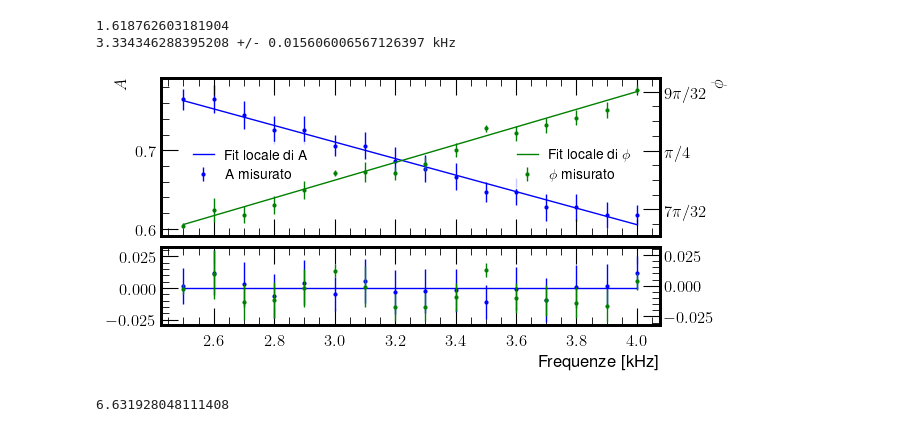
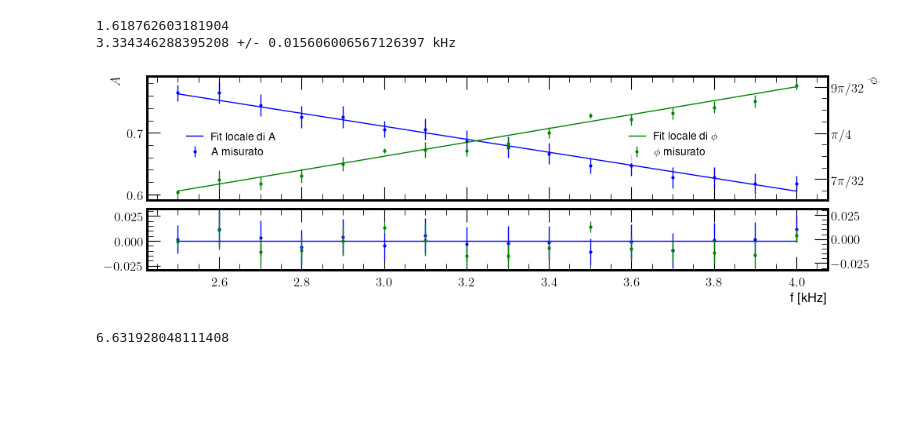
Before and after one commit to Fra005Ve/G09---SF2-, a Jupyter notebook: RC in frequenza/RCfrequenza.ipynb, the cells around one changed output. Cells and saved outputs as stored; diff of their text form; code cells hidden in the pictures; blank space fills up the shorter version.

```diff
--- a/RC in frequenza/RCfrequenza.ipynb
+++ b/RC in frequenza/RCfrequenza.ipynb
@@ -124,7 +124,7 @@ print(ft_phi_lin,"+/-",s_ft_phi_lin, "kHz")
 3.334346288395208 +/- 0.015606006567126397 kHz
 # %%
 # Plot dei dati
-fig, axA = plt.subplots(2,1, figsize=(6.3,3),sharex=True, constrained_layout = True, height_ratios=[2, 1])
+fig, axA = plt.subplots(2,1, figsize=(10,3),sharex=True, constrained_layout = True, height_ratios=[2, 1])
 x_fit = np.linspace(min(floc),max(floc),100)
 h = 0.1
 
@@ -134,7 +134,7 @@ axA[0].errorbar(floc, Tfloc, yerr=sTfloc, label=r"A misurato" ,fmt='bo', ms = 2,
 axA[0].plot(x_fit, retta(x_fit, *valtrlin), label = "Fit locale di A", color = "b")
 
 axA[0].set_ylabel(r"$A$")
-axA[1].set_xlabel(r"Frequenze [kHz]")
+axA[1].set_xlabel(r"f [kHz]")
 
 
 # axA[0].plot(x_fit, np.full(len(x_fit), 2**-0.5), label = r"A $= \frac{\sqrt{2}}{2}$", linestyle = "dotted")
@@ -145,35 +145,35 @@ axF.plot(x_fit, retta(x_fit, *valphilin), label = r"Fit locale di $\phi$", color
 axF.set_yticks((7/32 * np.pi, np.pi/4, 9*np.pi/32))
 labels = axF.set_yticklabels((r'$7 \pi / 32$', r'$\pi / 4$', r'$9 \pi / 32$'))
 
 axF.errorbar(floc, philoc,  yerr= sphiloc, label = r"$\phi$ misurato",fmt='go', ms = 2, zorder = -1)
 
 
 axA[0].legend(loc = (0.05, 0.3))
 axF.legend(loc = (0.7, 0.3))
 
 
 axF.set_ylabel(r"$\phi$")
 
 axF2 = axA[1].twinx()
 
 
 axA[1].errorbar(floc, residutrlin, yerr=sTfloc, fmt='bo', ms = 2)
 axF2.errorbar(floc, residuPhilin, yerr=sphiloc, fmt='go' , ms = 2)
 
 axA[1].plot(x_fit, np.zeros(100), color = "b")
 
 plt.savefig('Fit locali.png',
            bbox_inches ="tight",
            pad_inches = 0.05,
            transparent = True,
            facecolor ="w",
            edgecolor ='w',
            orientation ='Portrait',
-           dpi = 100)
+           dpi = 250)
 
 plt.show()
 # %% [output]
-[figure, old version]
+[figure, new version]
 # %%
 print((ft_phi_lin - ft_tr_lin)/np.sqrt(s_ft_phi_lin ** 2 + s_ft_tr_lin ** 2))
 # %% [output]
```
Also changed, not shown: parts of 10 cells of this notebook, 8 other files.
